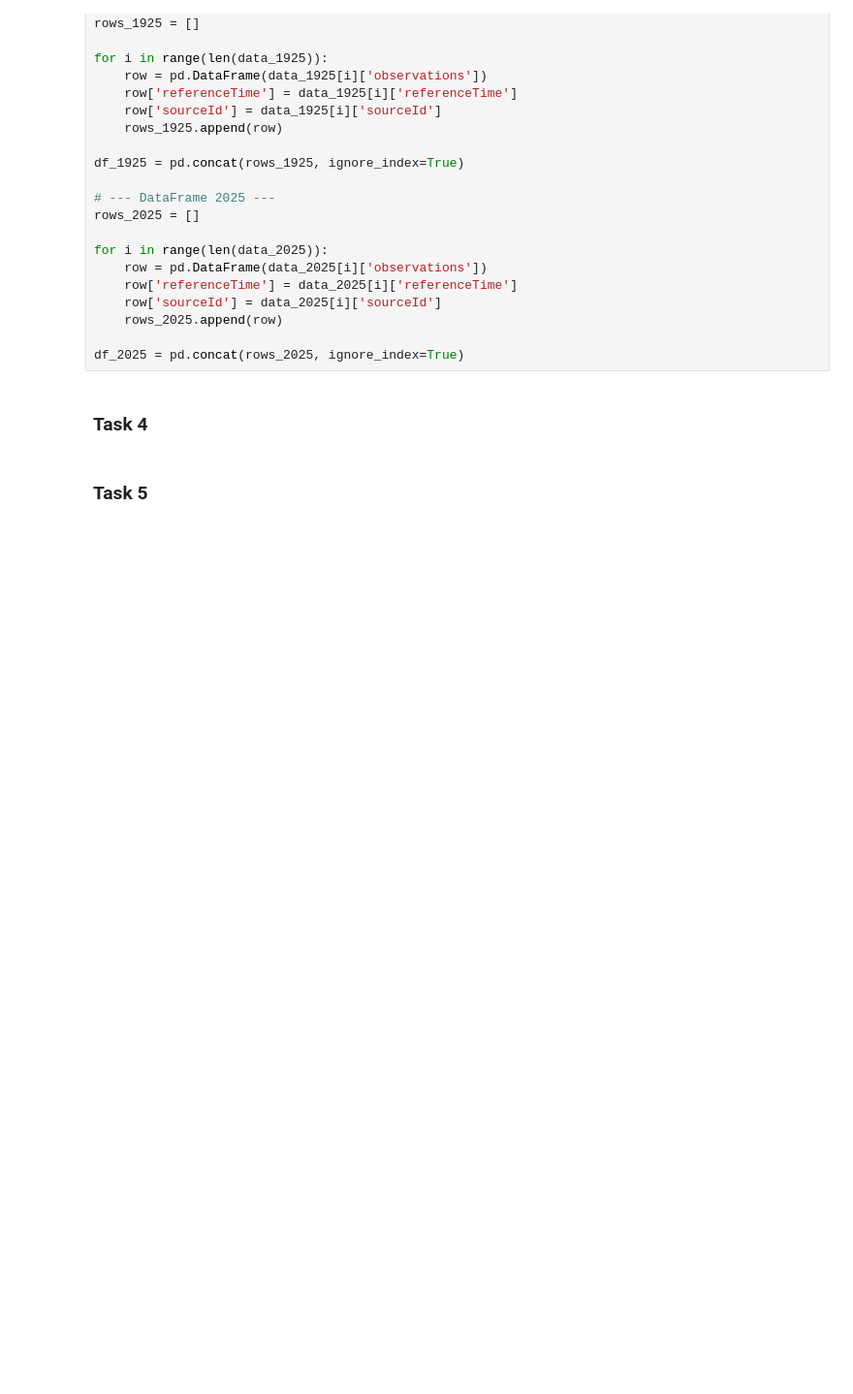
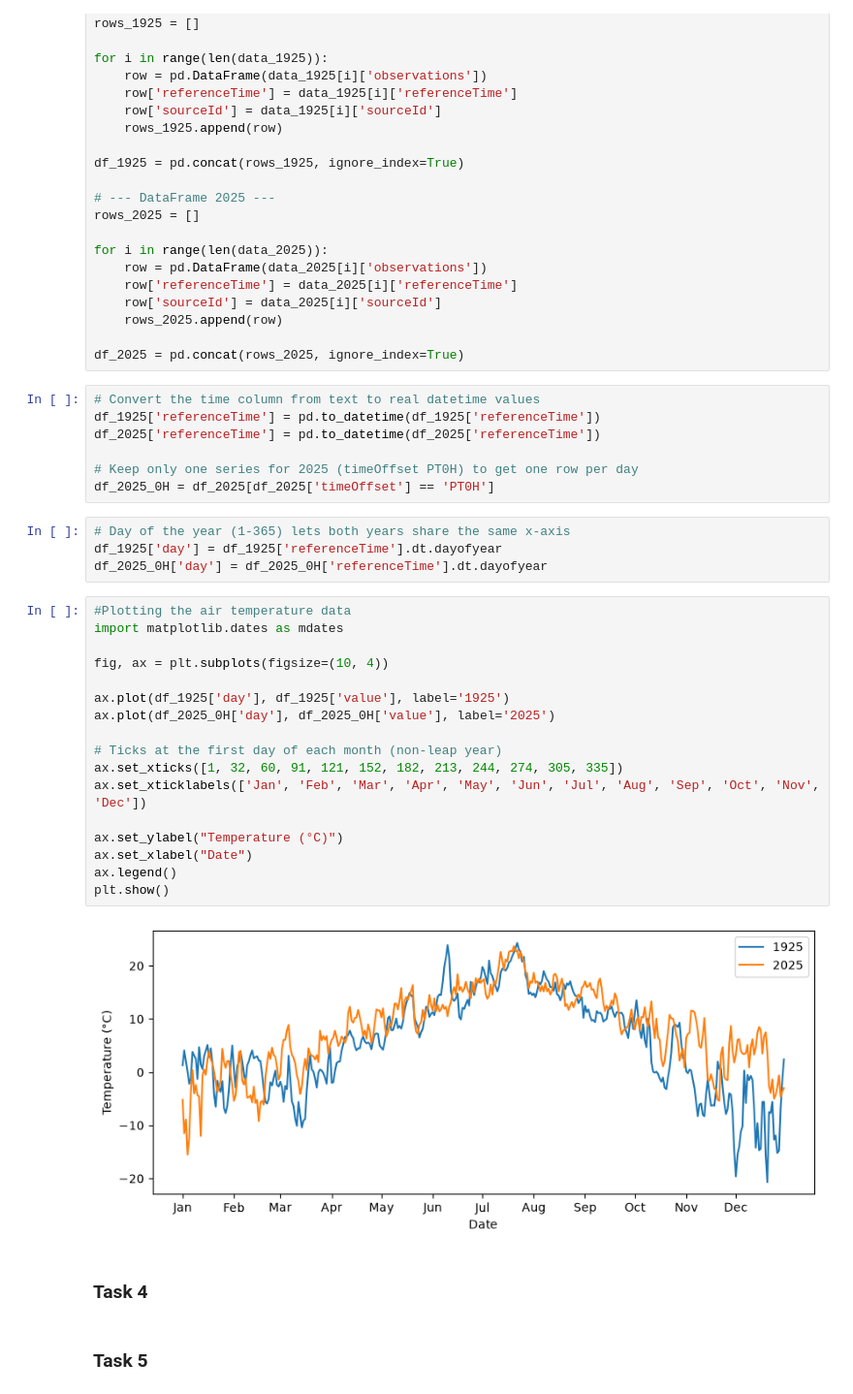
Before and after one commit to Behanix/inf201-deliverables, a Jupyter notebook: deliverable_1.ipynb, the cells around one changed output. Shown at 97% size. Saved outputs shown, nothing was run; the diff lists cells and outputs as text; blank space fills up the shorter version.

Commit message:
Add plot comparing 1925 and 2025 temperatures

```diff
--- a/deliverable_1.ipynb
+++ b/deliverable_1.ipynb
@@ -360,6 +360,36 @@ for i in range(len(data_2025)):
     rows_2025.append(row)
 
 df_2025 = pd.concat(rows_2025, ignore_index=True)
+# %%
+# Convert the time column from text to real datetime values
+df_1925['referenceTime'] = pd.to_datetime(df_1925['referenceTime'])
+df_2025['referenceTime'] = pd.to_datetime(df_2025['referenceTime'])
+
+# Keep only one series for 2025 (timeOffset PT0H) to get one row per day
+df_2025_0H = df_2025[df_2025['timeOffset'] == 'PT0H']
+# %%
+# Day of the year (1-365) lets both years share the same x-axis
+df_1925['day'] = df_1925['referenceTime'].dt.dayofyear
+df_2025_0H['day'] = df_2025_0H['referenceTime'].dt.dayofyear
+# %%
+#Plotting the air temperature data
+import matplotlib.dates as mdates
+
+fig, ax = plt.subplots(figsize=(10, 4))
+
+ax.plot(df_1925['day'], df_1925['value'], label='1925')
+ax.plot(df_2025_0H['day'], df_2025_0H['value'], label='2025')
+
+# Ticks at the first day of each month (non-leap year)
+ax.set_xticks([1, 32, 60, 91, 121, 152, 182, 213, 244, 274, 305, 335])
+ax.set_xticklabels(['Jan', 'Feb', 'Mar', 'Apr', 'May', 'Jun', 'Jul', 'Aug', 'Sep', 'Oct', 'Nov', 'Dec'])
+
+ax.set_ylabel("Temperature (°C)")
+ax.set_xlabel("Date")
+ax.legend()
+plt.show()
+# %% [output]
+[figure, added]
 # %% [markdown]
 ### Task 4
 # %% [markdown]
```
